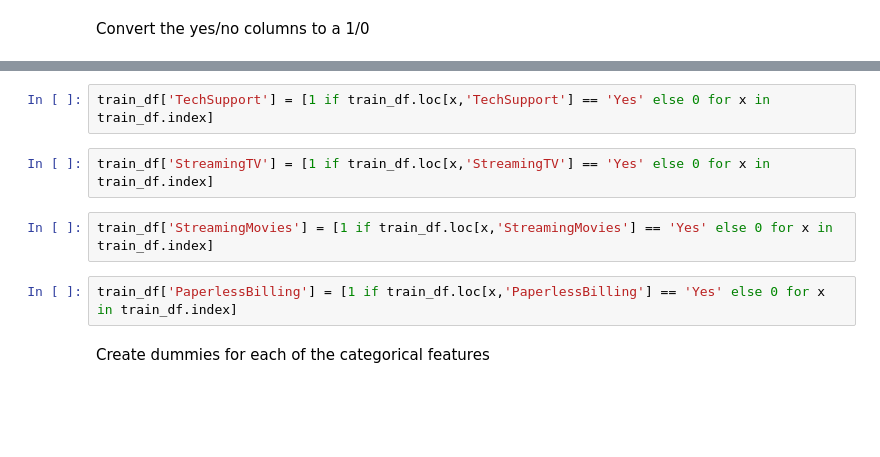
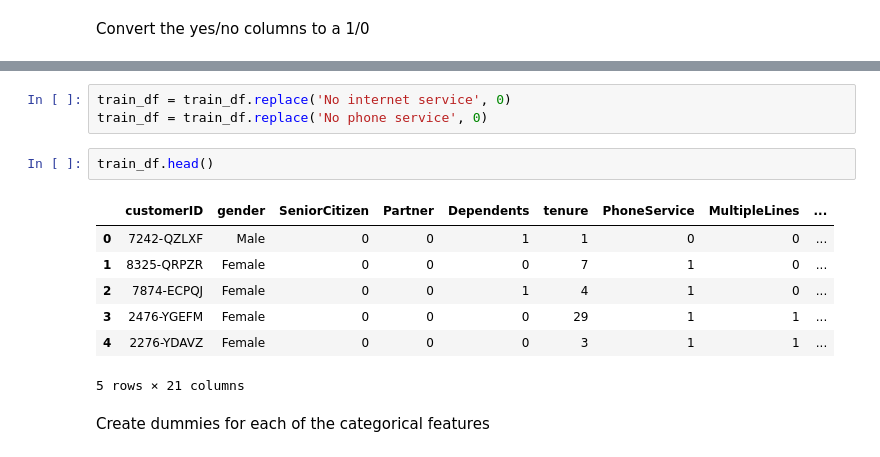
Before and after one commit to Merkeley/Project_03, a Jupyter notebook: Notebooks/Telecom Data Clean-Explore.ipynb, the cells around one changed output, grey strips where cells are left out. Saved outputs shown, nothing was run; the diff lists cells and outputs as text; blank space fills up the shorter version.

```diff
--- a/Notebooks/Telecom Data Clean-Explore.ipynb
+++ b/Notebooks/Telecom Data Clean-Explore.ipynb
@@ -85,11 +75,16 @@ train_df['DeviceProtection'] = [1 if train_df.loc[x,'DeviceProtection'] == 'Yes'
-# %%
-train_df['TechSupport'] = [1 if train_df.loc[x,'TechSupport'] == 'Yes' else 0 for x in train_df.index]
-# %%
-train_df['StreamingTV'] = [1 if train_df.loc[x,'StreamingTV'] == 'Yes' else 0 for x in train_df.index]
-# %%
-train_df['StreamingMovies'] = [1 if train_df.loc[x,'StreamingMovies'] == 'Yes' else 0 for x in train_df.index]
-# %%
-train_df['PaperlessBilling'] = [1 if train_df.loc[x,'PaperlessBilling'] == 'Yes' else 0 for x in train_df.index]
+# %%
+train_df = train_df.replace('No internet service', 0)
+train_df = train_df.replace('No phone service', 0)
+# %%
+train_df.head()
+# %% [output]
+|  | customerID | gender | SeniorCitizen | Partner | Dependents | tenure | PhoneService | MultipleLines | ... |
+| 0 | 7242-QZLXF | Male | 0 | 0 | 1 | 1 | 0 | 0 | ... |
+| 1 | 8325-QRPZR | Female | 0 | 0 | 0 | 7 | 1 | 0 | ... |
+| 2 | 7874-ECPQJ | Female | 0 | 0 | 1 | 4 | 1 | 0 | ... |
+| 3 | 2476-YGEFM | Female | 0 | 0 | 0 | 29 | 1 | 1 | ... |
+| 4 | 2276-YDAVZ | Female | 0 | 0 | 0 | 3 | 1 | 1 | ... |
+5 rows × 21 columns
 # %% [markdown]
 Create dummies for each of the categorical features
 # %%
```
Also changed, not shown: parts of 12 cells of this notebook, 1 other file.
